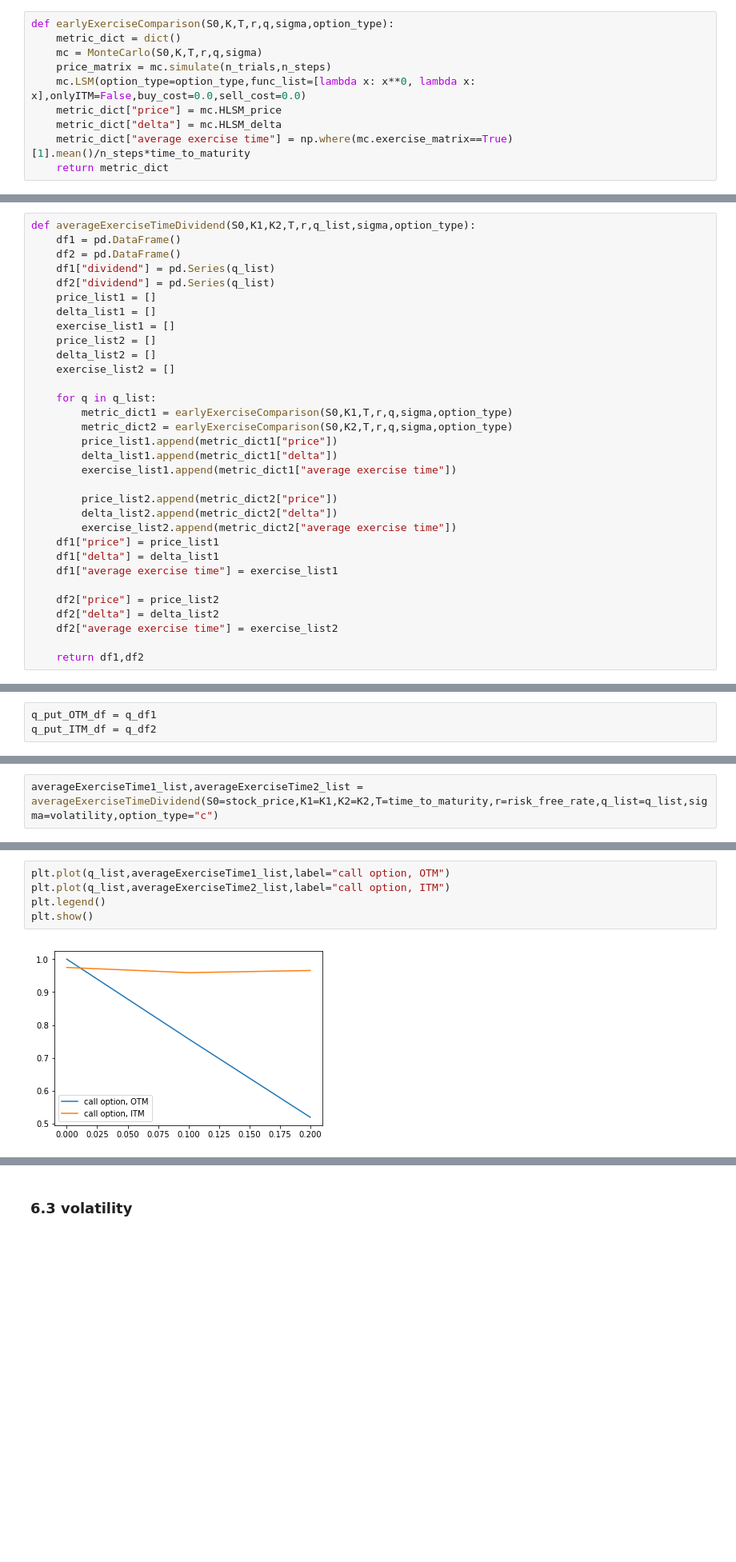
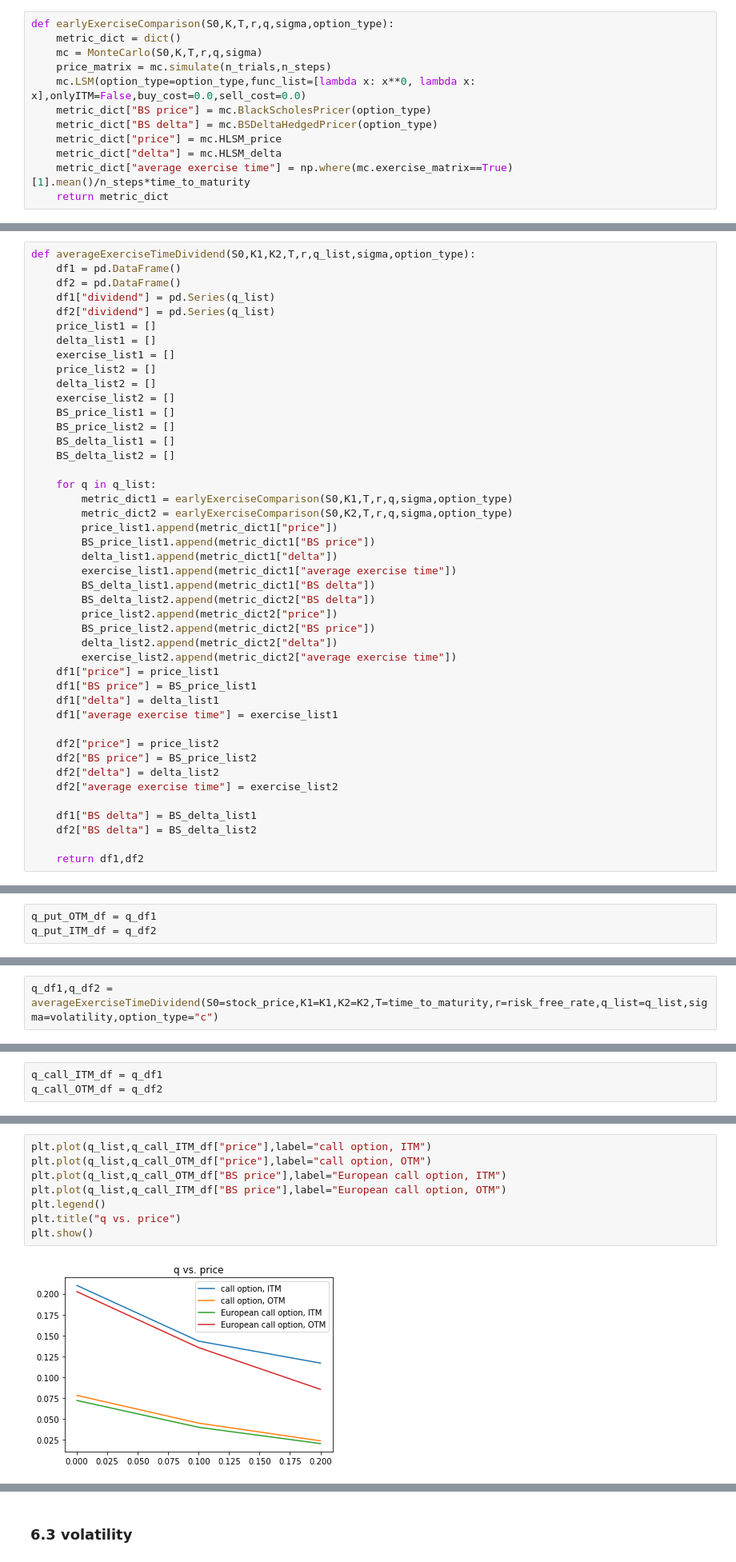
Before and after one commit to jerryxyx/MonteCarlo, a Jupyter notebook: HLSM-BlackScholes-American.ipynb, the cells around one changed output, grey strips where cells are left out. Shown at 80% size. Drawn from its saved outputs; the diff is of its cells as text; blank space fills up the shorter version.

```diff
--- a/HLSM-BlackScholes-American.ipynb
+++ b/HLSM-BlackScholes-American.ipynb
@@ -367,6 +367,8 @@ def earlyExerciseComparison(S0,K,T,r,q,sigma,option_type):
     mc = MonteCarlo(S0,K,T,r,q,sigma)
     price_matrix = mc.simulate(n_trials,n_steps)
     mc.LSM(option_type=option_type,func_list=[lambda x: x**0, lambda x: x],onlyITM=False,buy_cost=0.0,sell_cost=0.0)
+    metric_dict["BS price"] = mc.BlackScholesPricer(option_type)
+    metric_dict["BS delta"] = mc.BSDeltaHedgedPricer(option_type)
     metric_dict["price"] = mc.HLSM_price
     metric_dict["delta"] = mc.HLSM_delta
     metric_dict["average exercise time"] = np.where(mc.exercise_matrix==True)[1].mean()/n_steps*time_to_maturity
@@ -433,23 +447,35 @@ def averageExerciseTimeDividend(S0,K1,K2,T,r,q_list,sigma,option_type):
     price_list2 = []
     delta_list2 = []
     exercise_list2 = []
+    BS_price_list1 = []
+    BS_price_list2 = []
+    BS_delta_list1 = []
+    BS_delta_list2 = []
 
     for q in q_list:
         metric_dict1 = earlyExerciseComparison(S0,K1,T,r,q,sigma,option_type)
         metric_dict2 = earlyExerciseComparison(S0,K2,T,r,q,sigma,option_type)
         price_list1.append(metric_dict1["price"])
+        BS_price_list1.append(metric_dict1["BS price"])
         delta_list1.append(metric_dict1["delta"])
         exercise_list1.append(metric_dict1["average exercise time"])
-
+        BS_delta_list1.append(metric_dict1["BS delta"])
+        BS_delta_list2.append(metric_dict2["BS delta"])
         price_list2.append(metric_dict2["price"])
+        BS_price_list2.append(metric_dict2["BS price"])
         delta_list2.append(metric_dict2["delta"])
         exercise_list2.append(metric_dict2["average exercise time"])
     df1["price"] = price_list1
+    df1["BS price"] = BS_price_list1
     df1["delta"] = delta_list1
     df1["average exercise time"] = exercise_list1
 
     df2["price"] = price_list2
+    df2["BS price"] = BS_price_list2
     df2["delta"] = delta_list2
     df2["average exercise time"] = exercise_list2
 
+    df1["BS delta"] = BS_delta_list1
+    df2["BS delta"] = BS_delta_list2
+
     return df1,df2
@@ -637,3 +718,3 @@ plt.show()
 # %%
-averageExerciseTime1_list,averageExerciseTime2_list = averageExerciseTimeDividend(S0=stock_price,K1=K1,K2=K2,T=time_to_maturity,r=risk_free_rate,q_list=q_list,sigma=volatility,option_type="c")
+q_df1,q_df2 = averageExerciseTimeDividend(S0=stock_price,K1=K1,K2=K2,T=time_to_maturity,r=risk_free_rate,q_list=q_list,sigma=volatility,option_type="c")
 # %% [output]
@@ -645,0 +727,3 @@ price: 0.02250619066553166, delta-hedge: -0.15692878208726008
+# %%
+q_call_ITM_df = q_df1
+q_call_OTM_df = q_df2
@@ -646,7 +752,10 @@ price: 0.02250619066553166, delta-hedge: -0.15692878208726008
 # %%
-plt.plot(q_list,averageExerciseTime1_list,label="call option, OTM")
-plt.plot(q_list,averageExerciseTime2_list,label="call option, ITM")
+plt.plot(q_list,q_call_ITM_df["price"],label="call option, ITM")
+plt.plot(q_list,q_call_OTM_df["price"],label="call option, OTM")
+plt.plot(q_list,q_call_OTM_df["BS price"],label="European call option, ITM")
+plt.plot(q_list,q_call_ITM_df["BS price"],label="European call option, OTM")
 plt.legend()
+plt.title("q vs. price")
 plt.show()
 # %% [output]
-[figure, old version]
+[figure, new version]
```
Also changed, not shown: parts of 35 cells of this notebook.
